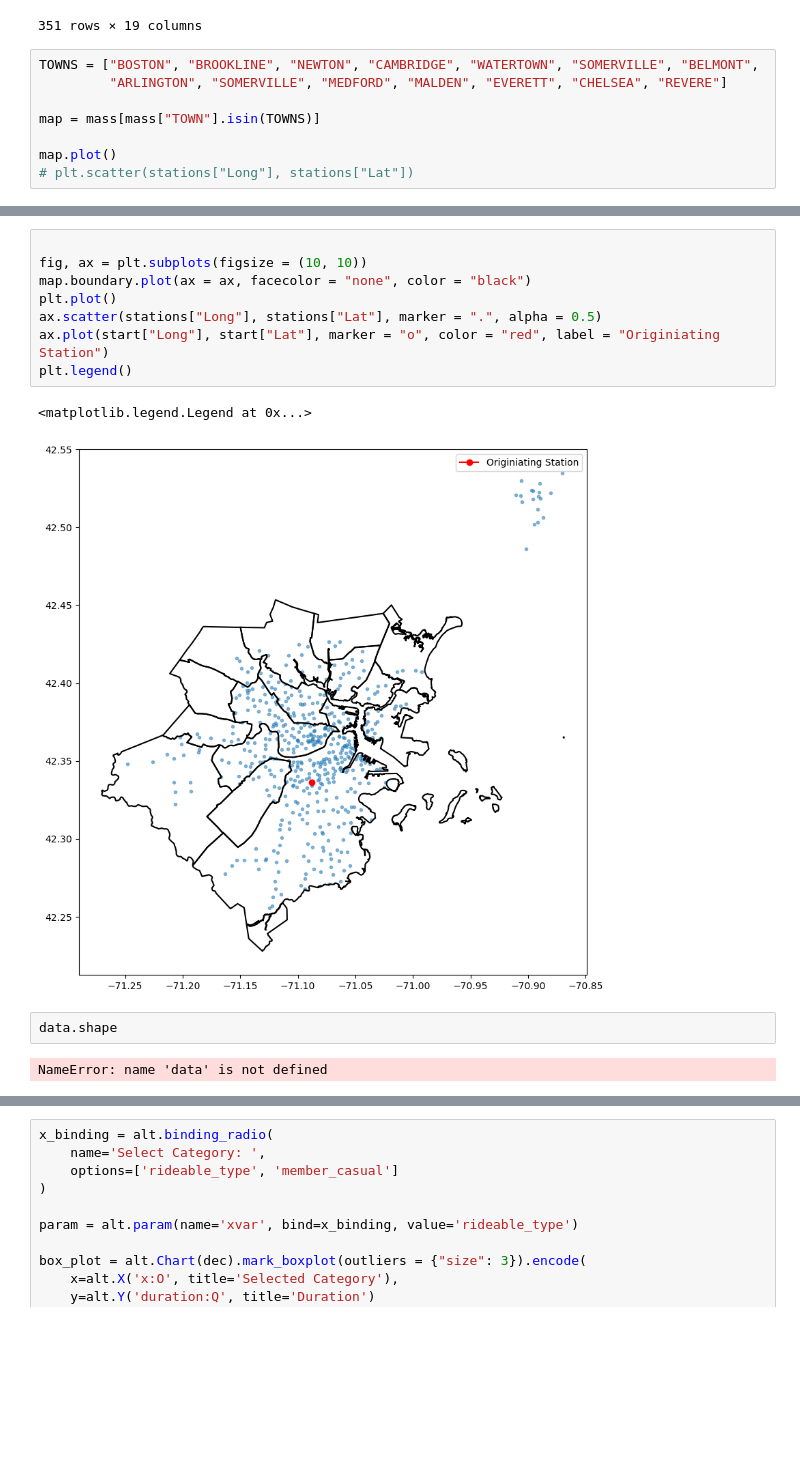
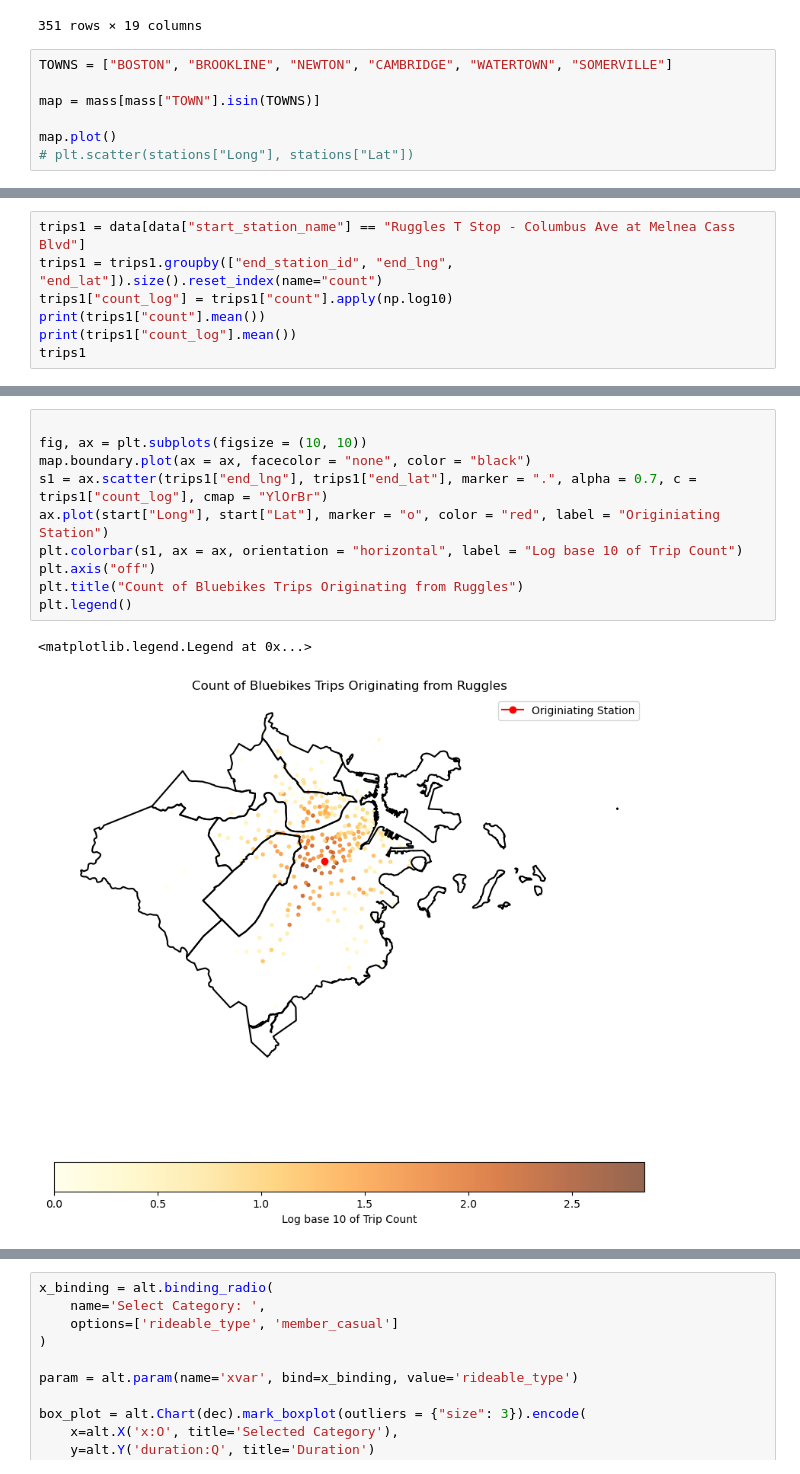
Before and after one commit to KenneDW/DS4200-Bike-Project, a Jupyter notebook: viz_experiments.ipynb, the cells around one changed output, grey strips where cells are left out. Drawn from its saved outputs; the diff is of its cells as text; blank space fills up the shorter version.

```diff
--- a/viz_experiments.ipynb
+++ b/viz_experiments.ipynb
@@ -75,8 +76,7 @@ mass
 | 350 | BLANDFORD | 33 | T | HAMPDEN | 25013 | 2 | 636 | 863 | 1038 | 1187 | 1214 | ... |
 351 rows × 19 columns
 # %%
-TOWNS = ["BOSTON", "BROOKLINE", "NEWTON", "CAMBRIDGE", "WATERTOWN", "SOMERVILLE", "BELMONT",
-         "ARLINGTON", "SOMERVILLE", "MEDFORD", "MALDEN", "EVERETT", "CHELSEA", "REVERE"]
+TOWNS = ["BOSTON", "BROOKLINE", "NEWTON", "CAMBRIDGE", "WATERTOWN", "SOMERVILLE"]
 
 map = mass[mass["TOWN"].isin(TOWNS)]
 
@@ -91,3 +91,10 @@ start
 # %% [output]
 |  | Number | NAME | Lat | Long | Seasonal Status | Municipality | Total Docks | Station ID (to match to historic ... |
 | 42 | B32002 | Ruggles T Stop - Columbus Ave at ... | 42.336244 | -71.087986 | Year Round | Boston | 26.0 | 12 |
+# %%
+trips1 = data[data["start_station_name"] == "Ruggles T Stop - Columbus Ave at Melnea Cass Blvd"]
+trips1 = trips1.groupby(["end_station_id", "end_lng", "end_lat"]).size().reset_index(name="count")
+trips1["count_log"] = trips1["count"].apply(np.log10)
+print(trips1["count"].mean())
+print(trips1["count_log"].mean())
+trips1
@@ -94,15 +117,13 @@ start
 # %%
 
 fig, ax = plt.subplots(figsize = (10, 10))
 map.boundary.plot(ax = ax, facecolor = "none", color = "black")
-plt.plot()
-ax.scatter(stations["Long"], stations["Lat"], marker = ".", alpha = 0.5)
+s1 = ax.scatter(trips1["end_lng"], trips1["end_lat"], marker = ".", alpha = 0.7, c = trips1["count_log"], cmap = "YlOrBr")
 ax.plot(start["Long"], start["Lat"], marker = "o", color = "red", label = "Originiating Station")
+plt.colorbar(s1, ax = ax, orientation = "horizontal", label = "Log base 10 of Trip Count")
+plt.axis("off")
+plt.title("Count of Bluebikes Trips Originating from Ruggles")
 plt.legend()
 # %% [output]
 <matplotlib.legend.Legend at 0x...>
-[figure, old version]
+[figure, new version]
-# %%
-data.shape
-# %% [output]
-NameError: name 'data' is not defined
```
Also changed, not shown: parts of 5 cells of this notebook.
